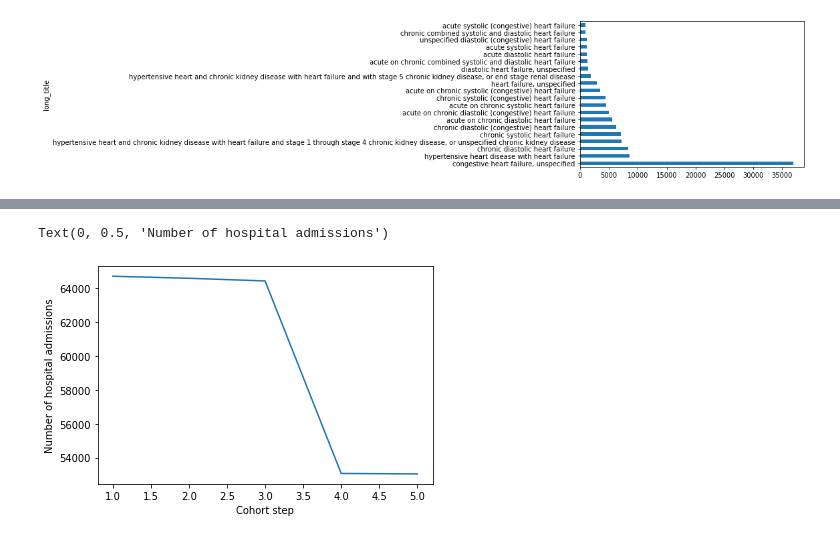
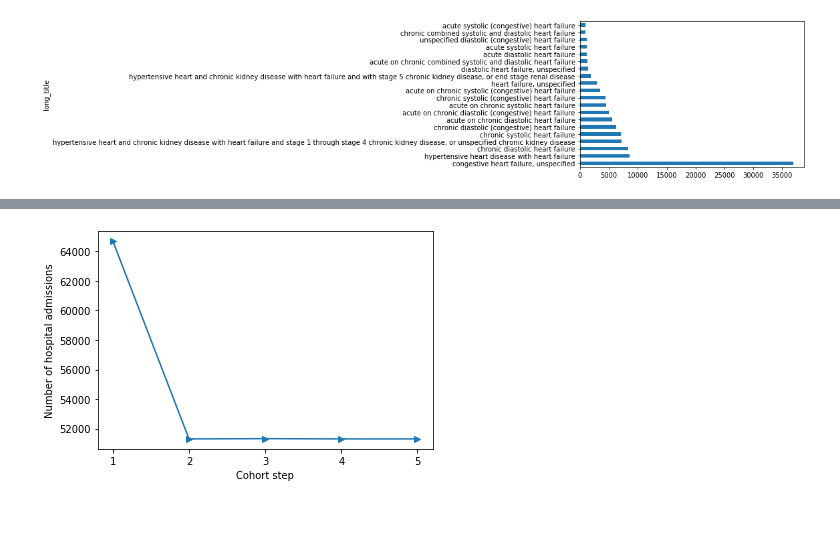
Before and after one commit to RayRuizhiLiao/ml4h_chf_readmissions, a Jupyter notebook: phase1_teamA/cohort_icd.ipynb, the cells around one changed output, grey strips where cells are left out. Drawn from its saved outputs; the diff is of its cells as text; code cells hidden in the pictures.

```diff
--- a/phase1_teamA/cohort_icd.ipynb
+++ b/phase1_teamA/cohort_icd.ipynb
@@ -120,7 +120,7 @@ n5
 # Filter 6: Filter 1+2+5+ exclude acute only, exclude chronic only, keep acute on chronic or specified
 # source: NA_CARE_Prov_ICD_10_CM_Documentation_and_Coding_Best_Practices_Heart_Failure_v3_ENG_2019 pdf
 df_f6 = df_f5[~df_f5['long_title'].str.contains('acute')  | df_f5['long_title'].str.contains('acute on chronic') ]
-df_f6 = df_f5[~df_f5['long_title'].str.contains('chronic')  | df_f5['long_title'].str.contains('acute on chronic') ]
+df_f6 = df_f6[~df_f6['long_title'].str.contains('chronic')  | df_f6['long_title'].str.contains('acute on chronic') ]
 df_f6_hadm = df_f6[['subject_id','hadm_id','long_title', 'icd_code','icd_version']].drop_duplicates(subset=['hadm_id'])
 n6 = (np.shape(df_f6_hadm)[0])
 n6
@@ -222,10 +270,13 @@ df_f7.groupby(['long_title']).size().nlargest(16).plot(kind="barh")
 # %%
 # TODO extract number of unique hadm
-size_filters = [n1,n2,n5,n6,n7]
+size_filters = [n1,n7,n7+19,n7,n7] # change numbers
+n_step = 5
 # %%
-plt.plot(np.linspace(1,5,5), size_filters)
+plt.plot(np.linspace(1,n_step,n_step), size_filters,marker=">")
+plt.xticks(np.linspace(1,n_step,n_step))
 plt.xlabel("Cohort step")
 plt.ylabel("Number of hospital admissions")
+plt.savefig('extraction_process.png', bbox_inches='tight')
+plt.show()
 # %% [output]
-Text(0, 0.5, 'Number of hospital admissions')
-[figure, old version]
+[figure, new version]
```
Also changed, not shown: parts of 11 cells of this notebook, 1 other file.
